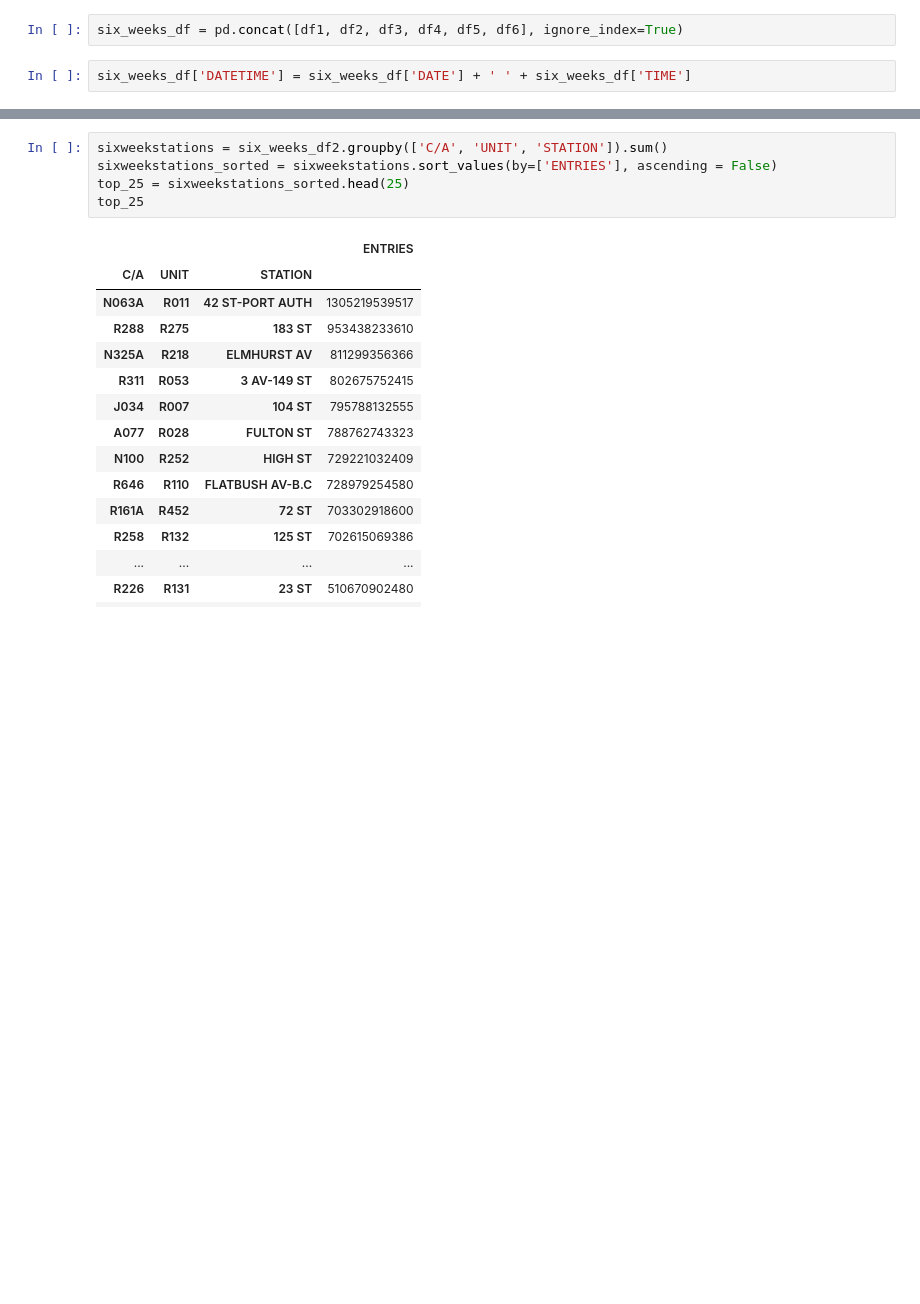
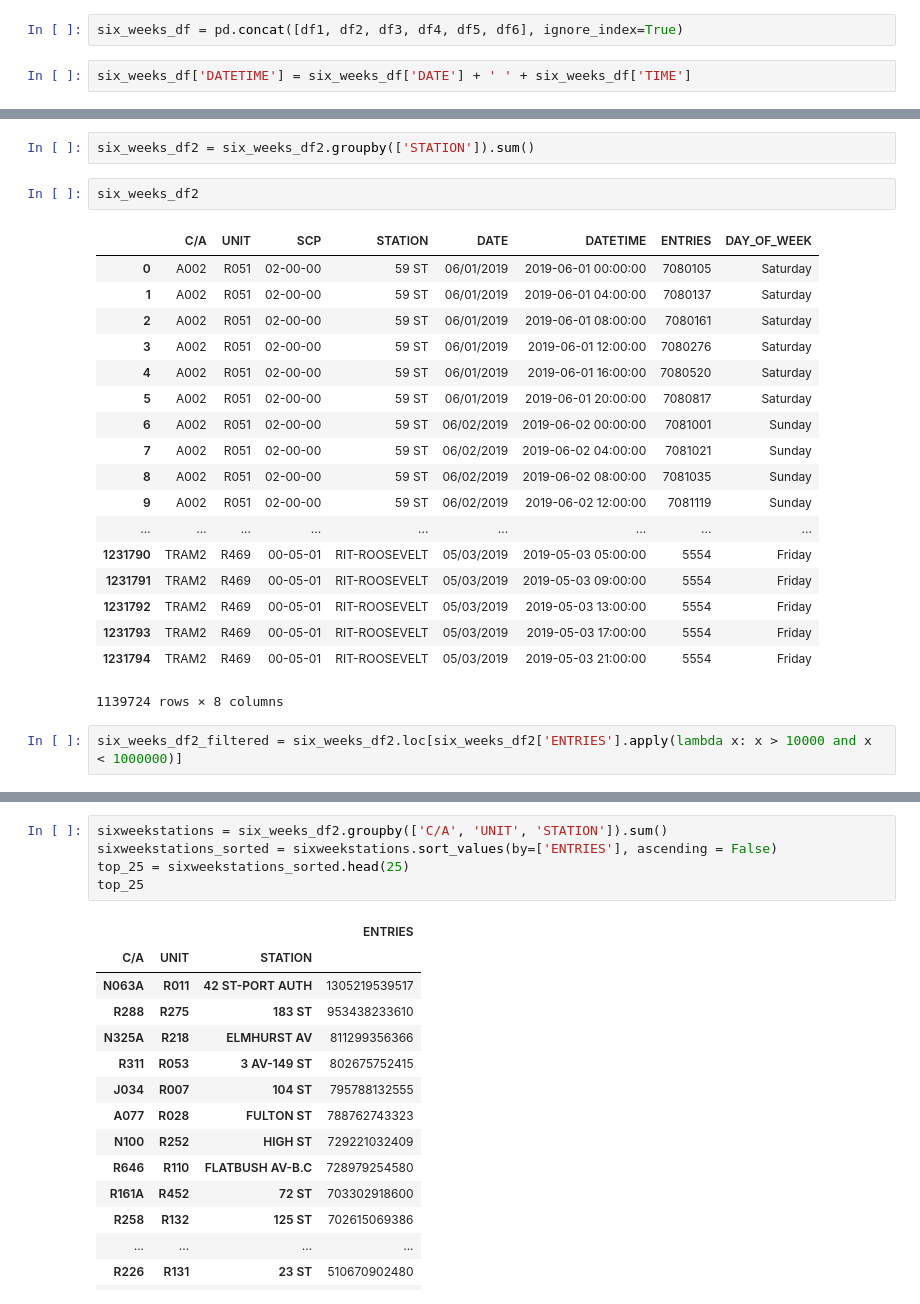
Before and after one commit to floraxinru/project01, a Jupyter notebook: project1/code/April-28-2019-June-08-2019MTA.ipynb, the cells around one changed output, grey strips where cells are left out. Cells and saved outputs as stored; diff of their text form; blank space fills up the shorter version.

```diff
--- a/project1/code/April-28-2019-June-08-2019MTA.ipynb
+++ b/project1/code/April-28-2019-June-08-2019MTA.ipynb
@@ -35,0 +46,25 @@ six_weeks_df2.head()
+# %%
+six_weeks_df2 = six_weeks_df2.groupby(['STATION']).sum()
+# %%
+six_weeks_df2
+# %% [output]
+|  | C/A | UNIT | SCP | STATION | DATE | DATETIME | ENTRIES | DAY_OF_WEEK |
+| 0 | A002 | R051 | 02-00-00 | 59 ST | 06/01/2019 | 2019-06-01 00:00:00 | 7080105 | Saturday |
+| 1 | A002 | R051 | 02-00-00 | 59 ST | 06/01/2019 | 2019-06-01 04:00:00 | 7080137 | Saturday |
+| 2 | A002 | R051 | 02-00-00 | 59 ST | 06/01/2019 | 2019-06-01 08:00:00 | 7080161 | Saturday |
+| 3 | A002 | R051 | 02-00-00 | 59 ST | 06/01/2019 | 2019-06-01 12:00:00 | 7080276 | Saturday |
+| 4 | A002 | R051 | 02-00-00 | 59 ST | 06/01/2019 | 2019-06-01 16:00:00 | 7080520 | Saturday |
+| 5 | A002 | R051 | 02-00-00 | 59 ST | 06/01/2019 | 2019-06-01 20:00:00 | 7080817 | Saturday |
+| 6 | A002 | R051 | 02-00-00 | 59 ST | 06/02/2019 | 2019-06-02 00:00:00 | 7081001 | Sunday |
+| 7 | A002 | R051 | 02-00-00 | 59 ST | 06/02/2019 | 2019-06-02 04:00:00 | 7081021 | Sunday |
+| 8 | A002 | R051 | 02-00-00 | 59 ST | 06/02/2019 | 2019-06-02 08:00:00 | 7081035 | Sunday |
+| 9 | A002 | R051 | 02-00-00 | 59 ST | 06/02/2019 | 2019-06-02 12:00:00 | 7081119 | Sunday |
+| ... | ... | ... | ... | ... | ... | ... | ... | ... |
+| 1231790 | TRAM2 | R469 | 00-05-01 | RIT-ROOSEVELT | 05/03/2019 | 2019-05-03 05:00:00 | 5554 | Friday |
+| 1231791 | TRAM2 | R469 | 00-05-01 | RIT-ROOSEVELT | 05/03/2019 | 2019-05-03 09:00:00 | 5554 | Friday |
+| 1231792 | TRAM2 | R469 | 00-05-01 | RIT-ROOSEVELT | 05/03/2019 | 2019-05-03 13:00:00 | 5554 | Friday |
+| 1231793 | TRAM2 | R469 | 00-05-01 | RIT-ROOSEVELT | 05/03/2019 | 2019-05-03 17:00:00 | 5554 | Friday |
+| 1231794 | TRAM2 | R469 | 00-05-01 | RIT-ROOSEVELT | 05/03/2019 | 2019-05-03 21:00:00 | 5554 | Friday |
+1139724 rows × 8 columns
+# %%
+six_weeks_df2_filtered = six_weeks_df2.loc[six_weeks_df2['ENTRIES'].apply(lambda x: x > 10000 and x < 1000000)]
```
Also changed, not shown: parts of 9 cells of this notebook.
